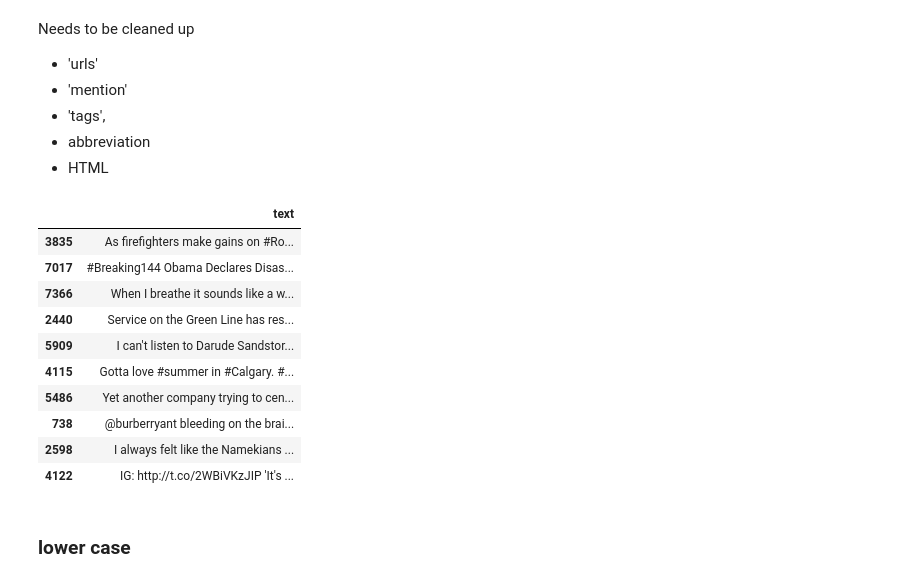
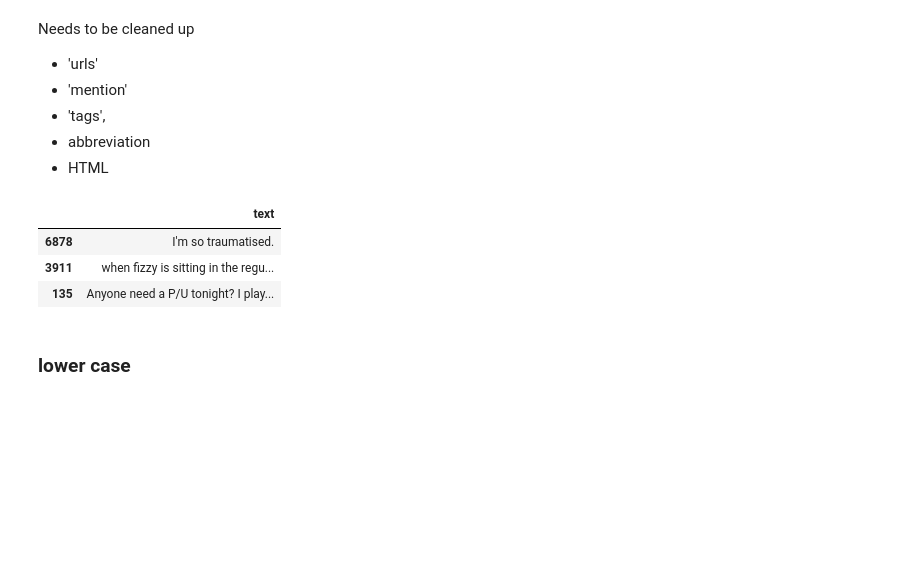
Before and after one commit to respwill/disaster_tweet, a Jupyter notebook: EDA.ipynb, the cells around one changed output. Drawn from its saved outputs; the diff is of its cells as text; code cells hidden in the pictures; blank space fills up the shorter version.

```diff
--- a/EDA.ipynb
+++ b/EDA.ipynb
@@ -194,2 +277,2 @@ train_data['location_prep'] = train_data['location'].apply(loc_prep)
 # %%
-train_data['location_prep'].unique(), len(train_data['location_prep'].unique())
+train_data['location_prep'] = train_data['location_prep'].apply(loc_prep)
@@ -218,0 +279,6 @@ train_data[['location_prep']].sample(10)
+# %%
+train_data['location_prep'] = train_data['location_prep'].apply(clean_numbers)
+# %%
+train_data['location_prep'] = train_data['location_prep'].apply(remove_internet_address)
+# %%
+train_data['location_prep'] = train_data['location_prep'].apply(remove_somewhere)
@@ -256,19 +347,12 @@ Needs to be cleaned up
 * abbreviation
 * HTML
 # %%
-train_data[['text']].sample(10)
+train_data[['text']].sample(3)
 # %% [output]
 |  | text |
-| 3835 | As firefighters make gains on #Ro... |
-| 7017 | #Breaking144 Obama Declares Disas... |
-| 7366 | When I breathe it sounds like a w... |
-| 2440 | Service on the Green Line has res... |
-| 5909 | I can't listen to Darude Sandstor... |
-| 4115 | Gotta love #summer in #Calgary. #... |
-| 5486 | Yet another company trying to cen... |
-| 738 | @burberryant bleeding on the brai... |
-| 2598 | I always felt like the Namekians ... |
-| 4122 | IG: http://t.co/2WBiVKzJIP 'It's ... |
+| 6878 | I'm so traumatised. |
+| 3911 | when fizzy is sitting in the regu... |
+| 135 | Anyone need a P/U tonight? I play... |
 # %% [markdown]
 ### lower case
 # %%
```
Also changed, not shown: parts of 79 cells of this notebook.
